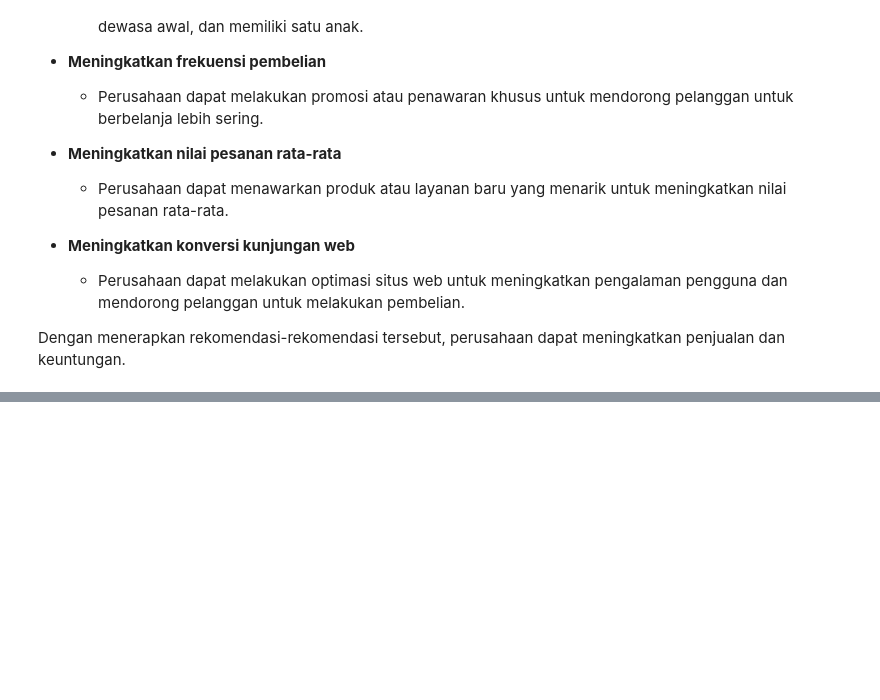
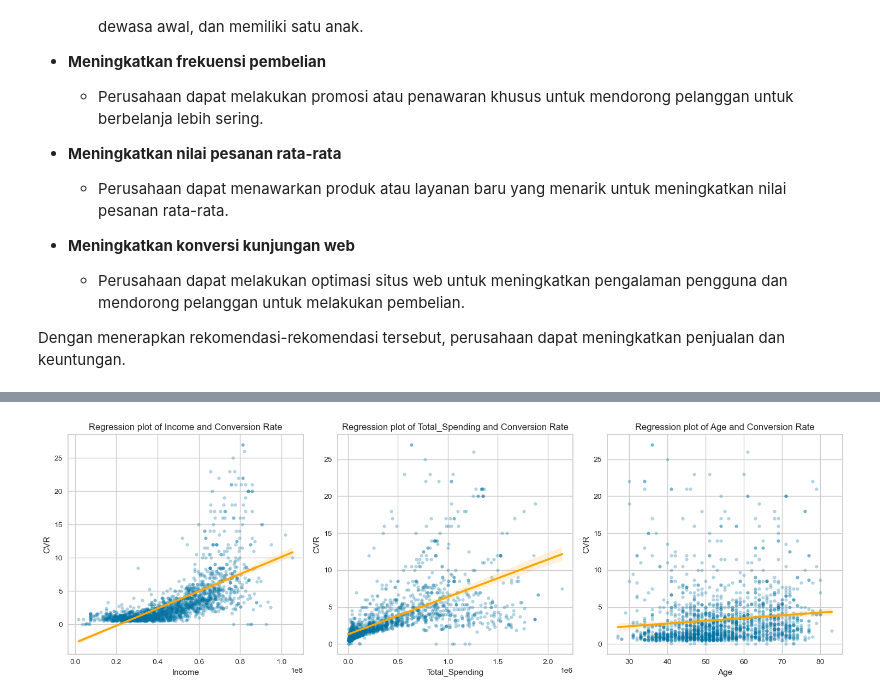
Before and after one commit to imalfunadam/Predict-Customer-Personality-to-Boost-Marketing-Campaign-by-Using-Machine-Learning, a Jupyter notebook: Predict Customer Personality.ipynb, the cells around one changed output, grey strips where cells are left out. Cells and saved outputs as stored; diff of their text form; code cells hidden in the pictures; blank space fills up the shorter version.

```diff
--- a/Predict Customer Personality.ipynb
+++ b/Predict Customer Personality.ipynb
@@ -463,0 +554,11 @@ Dengan menerapkan rekomendasi-rekomendasi tersebut, perusahaan dapat meningkatka
+# %%
+variable = ['Income', 'Total_Spending', 'Age']
+# %%
+plt.figure(figsize=(15, 5))
+for var in range(0, len(variable)):
+    plt.subplot(1, 3, var+1)
+    sns.regplot(x=df2[variable[var]], y='CVR', data=df2, scatter_kws={'s':20, 'alpha':0.3},
+                line_kws={'color':'orange'}).set(title=f'Regression plot of {variable[var]} and Conversion Rate')
+    plt.tight_layout()
+# %% [output]
+[figure, added]
```
Also changed, not shown: parts of 52 cells of this notebook.
